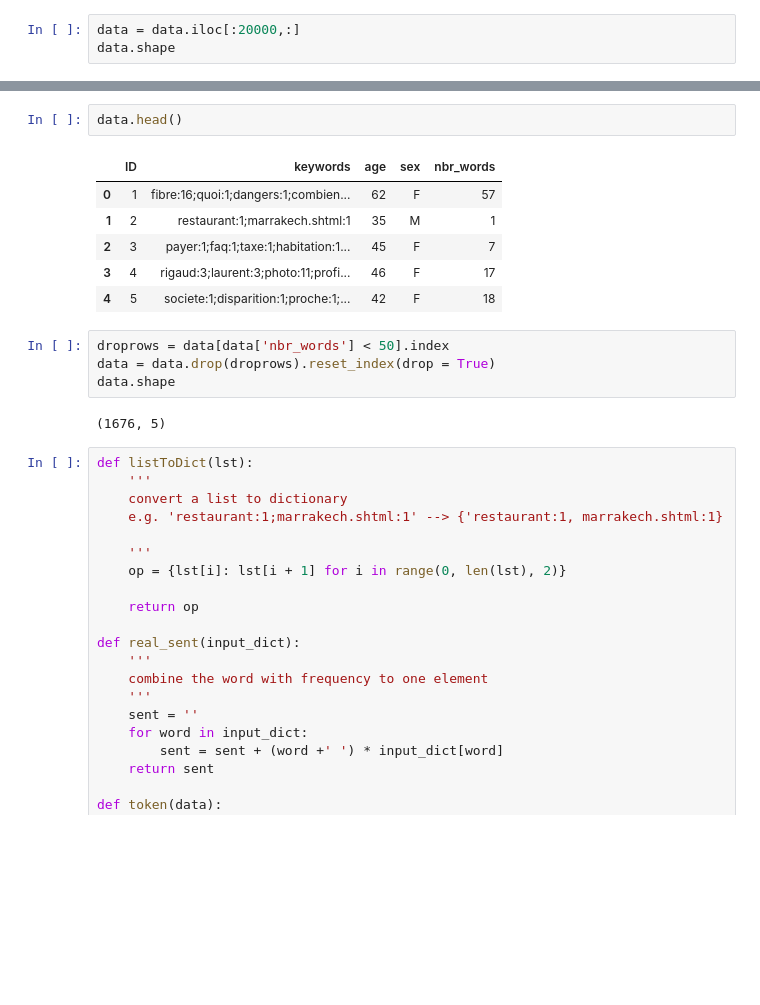
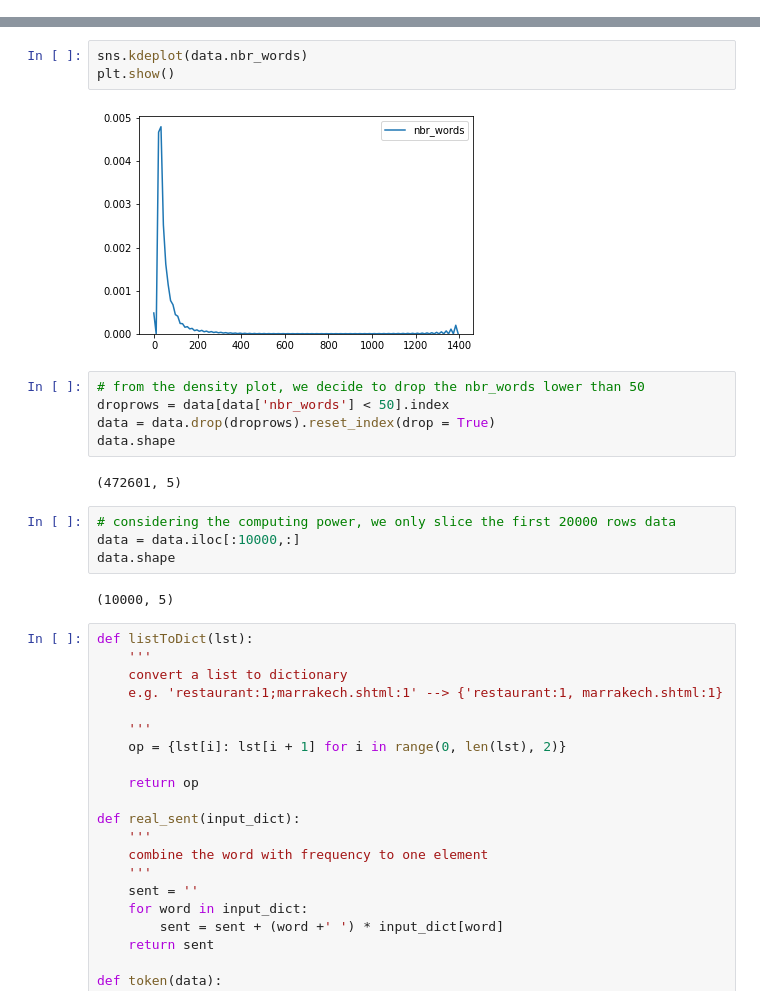
Before and after one commit to LakiLiu/User-Profile-Prediction, a Jupyter notebook: user_profile_prediction.ipynb, the cells around one changed output, grey strips where cells are left out. Drawn from its saved outputs; the diff is of its cells as text; blank space fills up the shorter version.

```diff
--- a/user_profile_prediction.ipynb
+++ b/user_profile_prediction.ipynb
@@ -24,4 +30 @@ df.sex.value_counts(normalize=True).plot(kind='bar')
 [figure]
-# %%
-data = data.iloc[:20000,:]
-data.shape
@@ -46,18 +58,21 @@ data['nbr_words'] = data['keywords'].apply(lambda x : x.count(";"))
-# %%
-data.head()
-# %% [output]
-|  | ID | keywords | age | sex | nbr_words |
-| 0 | 1 | fibre:16;quoi:1;dangers:1;combien... | 62 | F | 57 |
-| 1 | 2 | restaurant:1;marrakech.shtml:1 | 35 | M | 1 |
-| 2 | 3 | payer:1;faq:1;taxe:1;habitation:1... | 45 | F | 7 |
-| 3 | 4 | rigaud:3;laurent:3;photo:11;profi... | 46 | F | 17 |
-| 4 | 5 | societe:1;disparition:1;proche:1;... | 42 | F | 18 |
+# %%
+sns.kdeplot(data.nbr_words)
+plt.show()
+# %% [output]
+[figure, added]
 # %%
+# from the density plot, we decide to drop the nbr_words lower than 50
 droprows = data[data['nbr_words'] < 50].index
 data = data.drop(droprows).reset_index(drop = True)
 data.shape
 # %% [output]
-(1676, 5)
+(472601, 5)
+# %%
+# considering the computing power, we only slice the first 20000 rows data
+data = data.iloc[:10000,:]
+data.shape
+# %% [output]
+(10000, 5)
 # %%
 def listToDict(lst):
     '''
```
Also changed, not shown: parts of 34 cells of this notebook.
